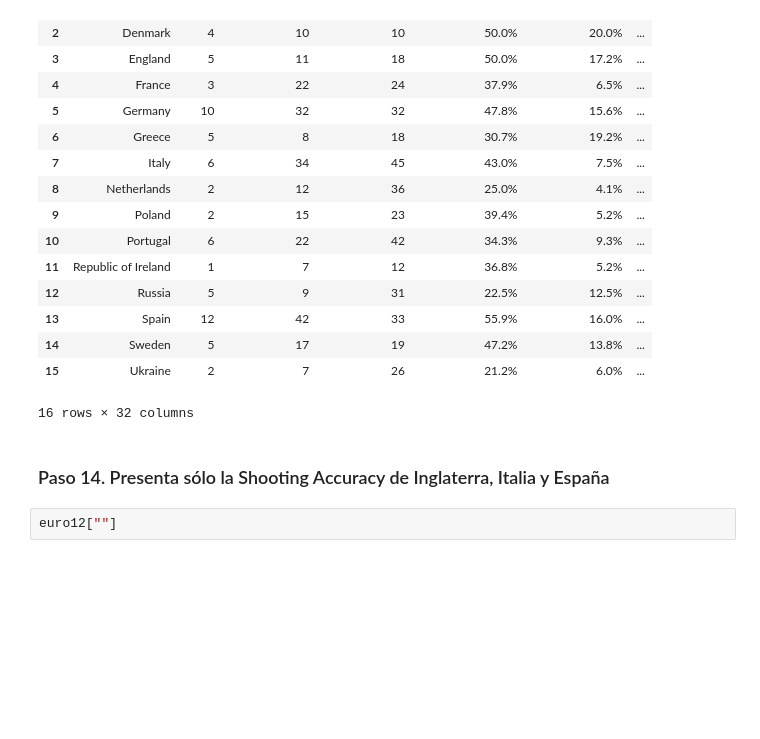
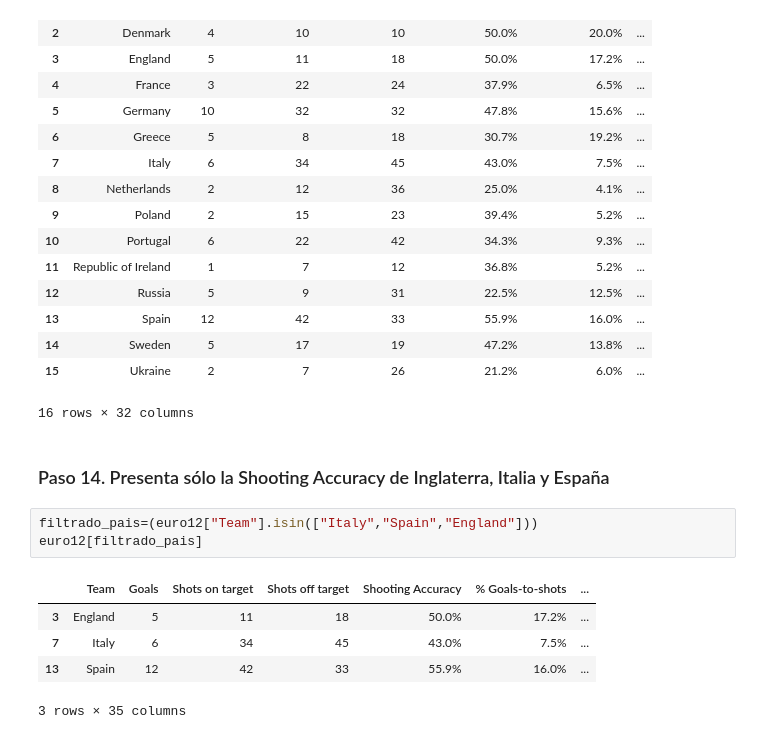
Before and after one commit to mgiljimenez/MGJ_Data_Bootcamp, a Jupyter notebook: 2-Data Analysis/2-Pandas/ejercicios/1-Pandas-Fundamentos/3-Euro12/Euro12.ipynb, the cells around one changed output. Drawn from its saved outputs; the diff is of its cells as text; blank space fills up the shorter version.

```diff
--- a/2-Data Analysis/2-Pandas/ejercicios/1-Pandas-Fundamentos/3-Euro12/Euro12.ipynb
+++ b/2-Data Analysis/2-Pandas/ejercicios/1-Pandas-Fundamentos/3-Euro12/Euro12.ipynb
@@ -189,5 +189,12 @@ euro12.iloc[:,:-3]
 16 rows × 32 columns
 # %% [markdown]
 ### Paso 14. Presenta sólo la Shooting Accuracy de Inglaterra, Italia y España
-# %%
-euro12[""]
+# %%
+filtrado_pais=(euro12["Team"].isin(["Italy","Spain","England"]))
+euro12[filtrado_pais]
+# %% [output]
+|  | Team | Goals | Shots on target | Shots off target | Shooting Accuracy | % Goals-to-shots | ... |
+| 3 | England | 5 | 11 | 18 | 50.0% | 17.2% | ... |
+| 7 | Italy | 6 | 34 | 45 | 43.0% | 7.5% | ... |
+| 13 | Spain | 12 | 42 | 33 | 55.9% | 16.0% | ... |
+3 rows × 35 columns
```
